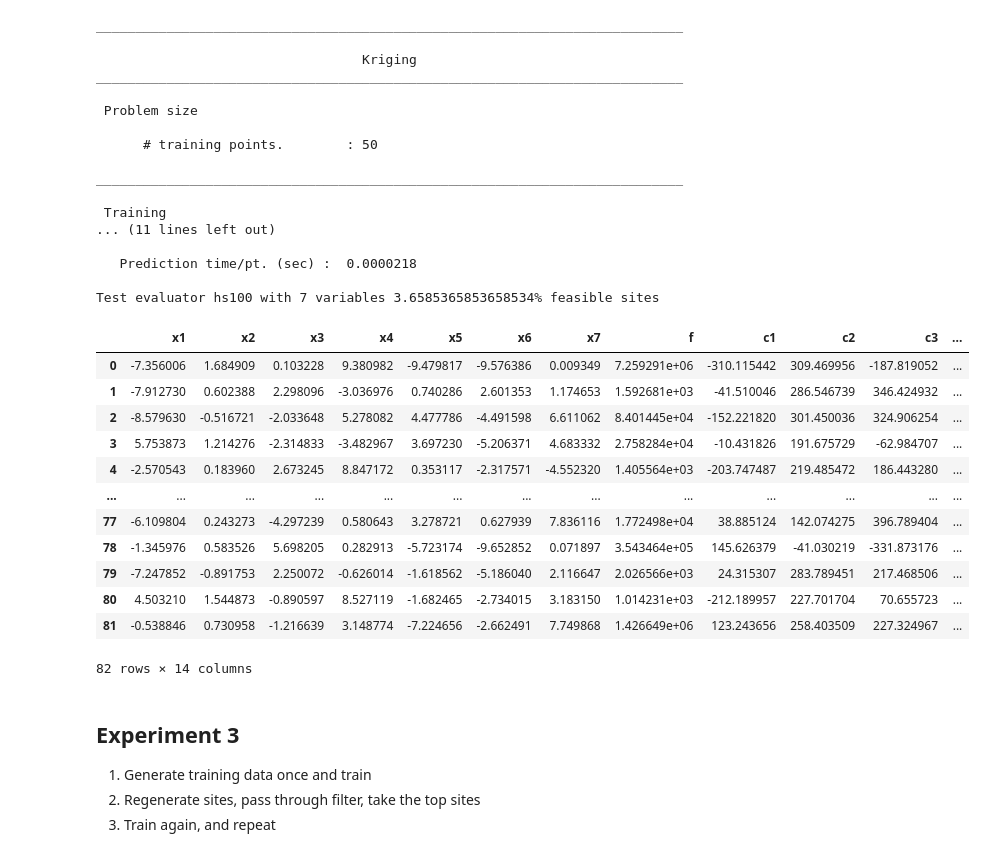
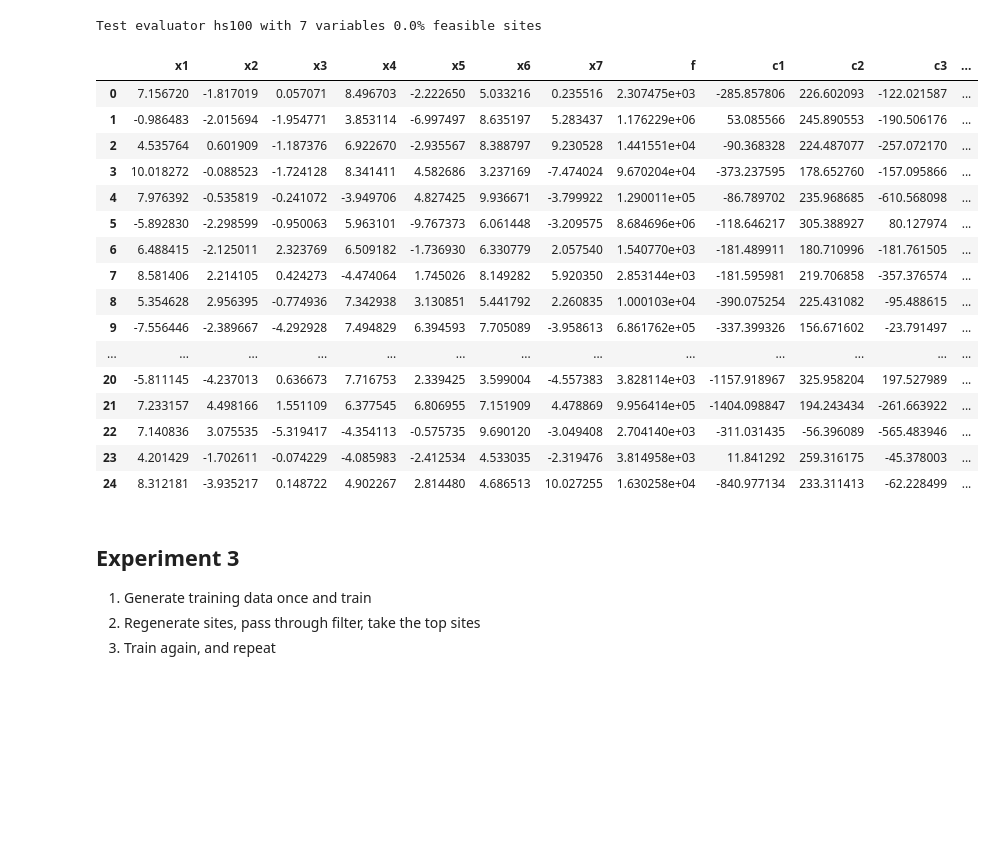
Before and after one commit to linhang-h/FeasibleRegions, a Jupyter notebook: experiments.ipynb, the cells around one changed output. Cells and saved outputs as stored; diff of their text form; code cells hidden in the pictures; blank space fills up the shorter version.

```diff
--- a/experiments.ipynb
+++ b/experiments.ipynb
@@ -53,7 +53,7 @@ def sample_sites(problem: dict, n_samples: int, seed=random.randint(1,1000)) ->
     exp_df = pd.DataFrame(data=exp_array, columns=variables)
     return(exp_df)
 # %%
-def evaluate_sites(local_eval: CallableClass, exp_data: pd.DataFrame, verbose=True):
+def evaluate_sites(local_eval: CallableClass, exp_data: pd.DataFrame, verbose=False):
     """ evaluates sites passed and returns their constraint violation data
 
         Parameters
@@ -83,5 +112,5 @@ def evaluate_sites(local_eval: CallableClass, exp_data: pd.DataFrame, verbose=Tr
 # %%
-def advanced_testing(local_eval: CallableClass, num_sites_training: int, num_sites_testing : int, verbose=True) -> pd.DataFrame:
+def experiment_2(local_eval: CallableClass, num_sites_training: int, num_sites_testing : int, verbose=True) -> pd.DataFrame:
     """ Wrapper to create an experiment, evaluate the passed in function, create a surrogate model, evaluate model
 
         Parameters
@@ -108,15 +137,16 @@ def advanced_testing(local_eval: CallableClass, num_sites_training: int, num_sit
     yt = exp_data['__conviol__'].to_numpy()
 
     # create model
-    sm = KRG(theta0=[1e-2])
+    sm = KRG(theta0=[1e-2], print_global=False)
     sm.set_training_values(xt, yt)
     sm.train()
 
     # get testing data
-    eps = 1e-6
-    x = sample_sites(local_eval.problem(), num_sites_testing).to_numpy()
-    y = sm.predict_values(x).flatten()
-    feasible_points = pd.DataFrame(data=x[y < eps], columns=variables)
+    x = sample_sites(local_eval.problem(), num_sites_testing**2).to_numpy()
+    y = sm.predict_values(x)
+    feasible_points = pd.DataFrame(data=x, columns=variables)
+    feasible_points['coviol'] = y
+    feasible_points = feasible_points.sort_values(by='coviol').reset_index(drop=True)[:num_sites_testing].drop('coviol', axis=1)
 
     # evaluate model on testing data
     feasible_points = evaluate_sites(local_eval, feasible_points, verbose=verbose)
@@ -124,41 +154,30 @@ def advanced_testing(local_eval: CallableClass, num_sites_training: int, num_sit
 # %%
 hs100 = HS100()
 problem = hs100.problem()
 nind = len(problem['variables'])
-num_sites = 50
-test_data = advanced_testing(hs100, num_sites, num_sites**2)
+num_sites = 25
+test_data = experiment_2(hs100, num_sites, num_sites)
+# print((test_data['__State__'] == 'Feasible').sum())
 test_data
 # %% [output]
-___________________________________________________________________________
-
-                                  Kriging
-___________________________________________________________________________
-
- Problem size
-
-      # training points.        : 50
-
-___________________________________________________________________________
-
- Training
-... (11 lines left out)
-
-   Prediction time/pt. (sec) :  0.0000218
-
-Test evaluator hs100 with 7 variables 3.6585365853658534% feasible sites
+Test evaluator hs100 with 7 variables 0.0% feasible sites
 |  | x1 | x2 | x3 | x4 | x5 | x6 | x7 | f | c1 | c2 | c3 | ... |
-| 0 | -7.356006 | 1.684909 | 0.103228 | 9.380982 | -9.479817 | -9.576386 | 0.009349 | 7.259291e+06 | -310.115442 | 309.469956 | -187.819052 | ... |
-| 1 | -7.912730 | 0.602388 | 2.298096 | -3.036976 | 0.740286 | 2.601353 | 1.174653 | 1.592681e+03 | -41.510046 | 286.546739 | 346.424932 | ... |
-| 2 | -8.579630 | -0.516721 | -2.033648 | 5.278082 | 4.477786 | -4.491598 | 6.611062 | 8.401445e+04 | -152.221820 | 301.450036 | 324.906254 | ... |
-| 3 | 5.753873 | 1.214276 | -2.314833 | -3.482967 | 3.697230 | -5.206371 | 4.683332 | 2.758284e+04 | -10.431826 | 191.675729 | -62.984707 | ... |
-| 4 | -2.570543 | 0.183960 | 2.673245 | 8.847172 | 0.353117 | -2.317571 | -4.552320 | 1.405564e+03 | -203.747487 | 219.485472 | 186.443280 | ... |
+| 0 | 7.156720 | -1.817019 | 0.057071 | 8.496703 | -2.222650 | 5.033216 | 0.235516 | 2.307475e+03 | -285.857806 | 226.602093 | -122.021587 | ... |
+| 1 | -0.986483 | -2.015694 | -1.954771 | 3.853114 | -6.997497 | 8.635197 | 5.283437 | 1.176229e+06 | 53.085566 | 245.890553 | -190.506176 | ... |
+| 2 | 4.535764 | 0.601909 | -1.187376 | 6.922670 | -2.935567 | 8.388797 | 9.230528 | 1.441551e+04 | -90.368328 | 224.487077 | -257.072170 | ... |
+| 3 | 10.018272 | -0.088523 | -1.724128 | 8.341411 | 4.582686 | 3.237169 | -7.474024 | 9.670204e+04 | -373.237595 | 178.652760 | -157.095866 | ... |
+| 4 | 7.976392 | -0.535819 | -0.241072 | -3.949706 | 4.827425 | 9.936671 | -3.799922 | 1.290011e+05 | -86.789702 | 235.968685 | -610.568098 | ... |
+| 5 | -5.892830 | -2.298599 | -0.950063 | 5.963101 | -9.767373 | 6.061448 | -3.209575 | 8.684696e+06 | -118.646217 | 305.388927 | 80.127974 | ... |
+| 6 | 6.488415 | -2.125011 | 2.323769 | 6.509182 | -1.736930 | 6.330779 | 2.057540 | 1.540770e+03 | -181.489911 | 180.710996 | -181.761505 | ... |
+| 7 | 8.581406 | 2.214105 | 0.424273 | -4.474064 | 1.745026 | 8.149282 | 5.920350 | 2.853144e+03 | -181.595981 | 219.706858 | -357.376574 | ... |
+| 8 | 5.354628 | 2.956395 | -0.774936 | 7.342938 | 3.130851 | 5.441792 | 2.260835 | 1.000103e+04 | -390.075254 | 225.431082 | -95.488615 | ... |
+| 9 | -7.556446 | -2.389667 | -4.292928 | 7.494829 | 6.394593 | 7.705089 | -3.958613 | 6.861762e+05 | -337.399326 | 156.671602 | -23.791497 | ... |
 | ... | ... | ... | ... | ... | ... | ... | ... | ... | ... | ... | ... | ... |
-| 77 | -6.109804 | 0.243273 | -4.297239 | 0.580643 | 3.278721 | 0.627939 | 7.836116 | 1.772498e+04 | 38.885124 | 142.074275 | 396.789404 | ... |
-| 78 | -1.345976 | 0.583526 | 5.698205 | 0.282913 | -5.723174 | -9.652852 | 0.071897 | 3.543464e+05 | 145.626379 | -41.030219 | -331.873176 | ... |
-| 79 | -7.247852 | -0.891753 | 2.250072 | -0.626014 | -1.618562 | -5.186040 | 2.116647 | 2.026566e+03 | 24.315307 | 283.789451 | 217.468506 | ... |
-| 80 | 4.503210 | 1.544873 | -0.890597 | 8.527119 | -1.682465 | -2.734015 | 3.183150 | 1.014231e+03 | -212.189957 | 227.701704 | 70.655723 | ... |
-| 81 | -0.538846 | 0.730958 | -1.216639 | 3.148774 | -7.224656 | -2.662491 | 7.749868 | 1.426649e+06 | 123.243656 | 258.403509 | 227.324967 | ... |
+| 20 | -5.811145 | -4.237013 | 0.636673 | 7.716753 | 2.339425 | 3.599004 | -4.557383 | 3.828114e+03 | -1157.918967 | 325.958204 | 197.527989 | ... |
+| 21 | 7.233157 | 4.498166 | 1.551109 | 6.377545 | 6.806955 | 7.151909 | 4.478869 | 9.956414e+05 | -1404.098847 | 194.243434 | -261.663922 | ... |
+| 22 | 7.140836 | 3.075535 | -5.319417 | -4.354113 | -0.575735 | 9.690120 | -3.049408 | 2.704140e+03 | -311.031435 | -56.396089 | -565.483946 | ... |
+| 23 | 4.201429 | -1.702611 | -0.074229 | -4.085983 | -2.412534 | 4.533035 | -2.319476 | 3.814958e+03 | 11.841292 | 259.316175 | -45.378003 | ... |
+| 24 | 8.312181 | -3.935217 | 0.148722 | 4.902267 | 2.814480 | 4.686513 | 10.027255 | 1.630258e+04 | -840.977134 | 233.311413 | -62.228499 | ... |
-82 rows × 14 columns
 # %% [markdown]
 ## Experiment 3
 1. Generate training data once and train
```
Also changed, not shown: parts of 14 cells of this notebook, 1 other file.
